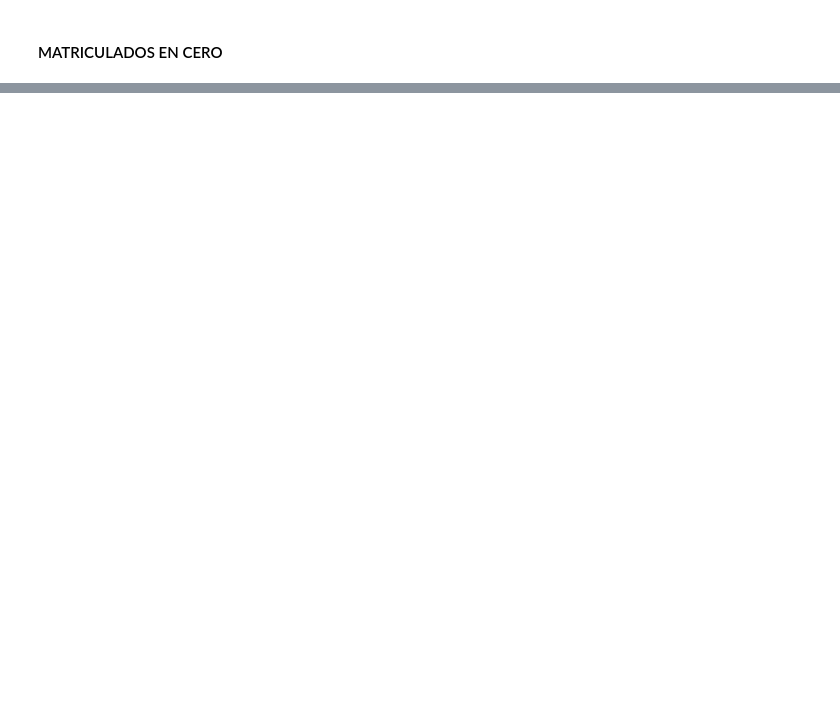
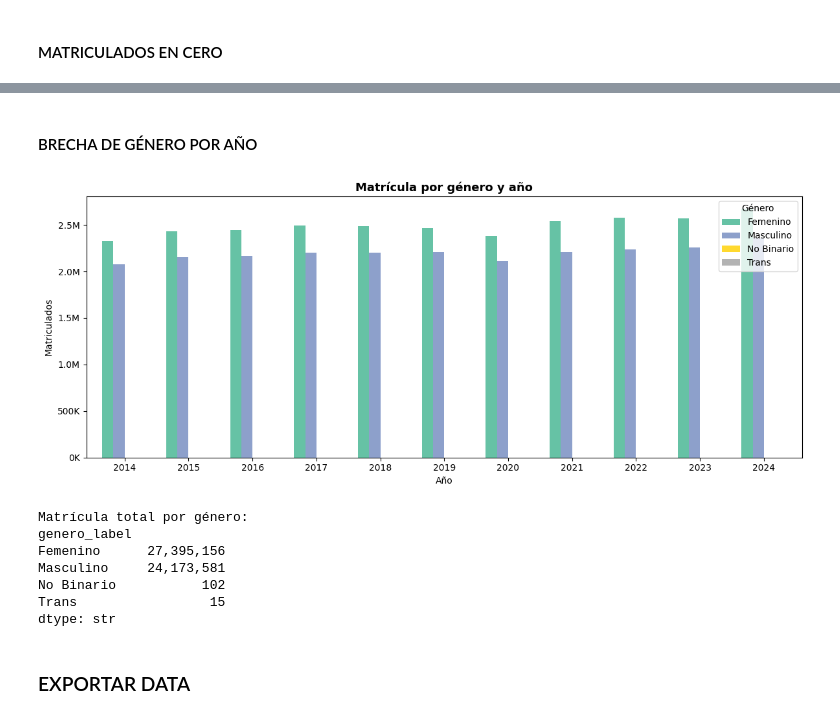
Before and after one commit to andresferpuyo/Proyecto-Final-GPA-UAO, a Jupyter notebook: notebooks/final_project_eda.ipynb, the cells around one changed output, grey strips where cells are left out. Saved outputs shown, nothing was run; the diff lists cells and outputs as text; code cells hidden in the pictures; blank space fills up the shorter version.

```diff
--- a/notebooks/final_project_eda.ipynb
+++ b/notebooks/final_project_eda.ipynb
@@ -704 +276,49 @@ Series([], )
+# %% [markdown]
+#### BRECHA DE GÉNERO POR AÑO
+# %%
+# Extraer año desde fecha y mapear código a etiqueta
+df['anio']         = df['fecha'].dt.year
+df['genero_label'] = df['genero']
+
+# Verificar que el mapeo cubrió todos los códigos
+codigos_sin_mapear = df[df['genero_label'].isna()]['codigo_genero'].unique()
+if len(codigos_sin_mapear) > 0:
+    print(f"ADVERTENCIA: códigos sin etiqueta → {codigos_sin_mapear}")
+    print("Agrega esos códigos al diccionario MAPA_GENERO")
+
+# Agrupar y graficar
+genero_año = (
+    df.groupby(['anio', 'genero_label'])['matriculados']
+    .sum()
+    .unstack()
+)
+
+fig, ax = plt.subplots(figsize=(12, 5))
+genero_año.plot(kind='bar', ax=ax, width=0.7, colormap='Set2')
+ax.set_title('Matrícula por género y año', fontweight='bold', fontsize=13)
+ax.set_xlabel('Año')
+ax.set_ylabel('Matriculados')
+ax.yaxis.set_major_formatter(mticker.FuncFormatter(
+    lambda x, _: f'{x/1e6:.1f}M' if x >= 1e6 else f'{x/1e3:.0f}K'
+))
+ax.legend(title='Género')
+plt.xticks(rotation=0)
+plt.tight_layout()
+plt.savefig(RUTA + '/images/eda_genero.png', dpi=150, bbox_inches='tight')
+plt.show()
+
+# Resumen numérico
+print("\nMatrícula total por género:")
+print(genero_año.sum().apply(lambda x: f"{int(x):,}"))
+# %% [output]
+[figure, added]
+Matrícula total por género:
+genero_label
+Femenino      27,395,156
+Masculino     24,173,581
+No Binario           102
+Trans                 15
+dtype: str
+# %% [markdown]
+### EXPORTAR DATA
 # %%
```
Also changed, not shown: parts of 54 cells of this notebook, 4 other files.
